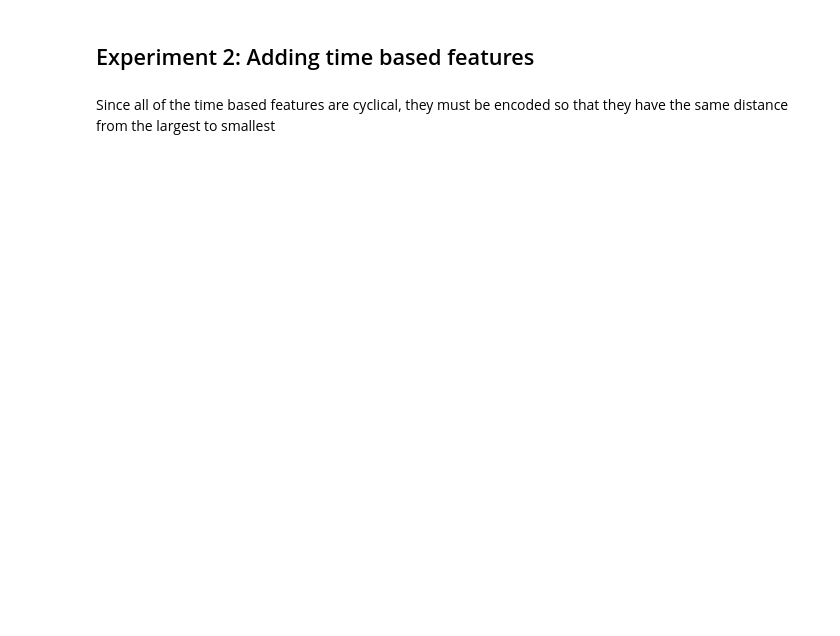
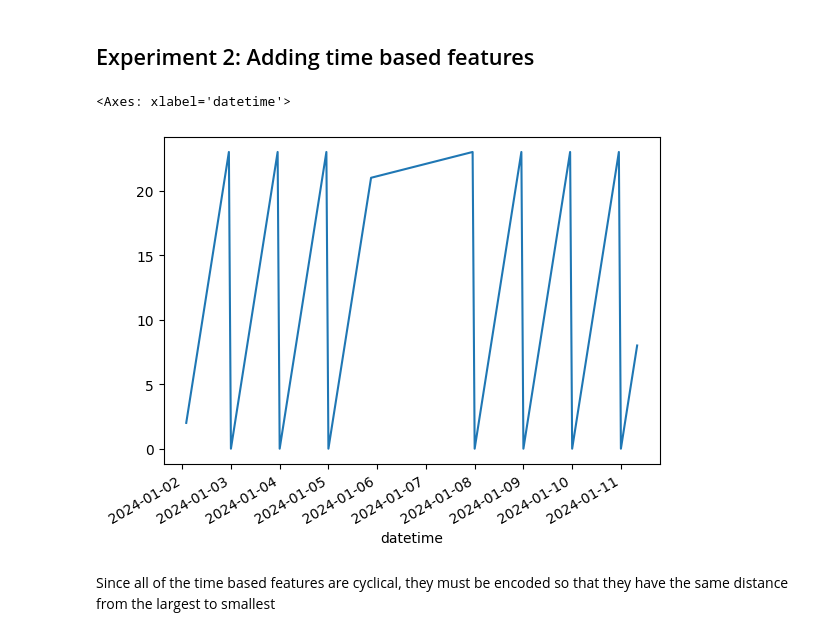
Before and after one commit to gabeLin300/Nasdaq-E-Mini-Futures-Regression, a Jupyter notebook: emini_regression.ipynb, the cells around one changed output. Drawn from its saved outputs; the diff is of its cells as text; code cells hidden in the pictures; blank space fills up the shorter version.

```diff
--- a/emini_regression.ipynb
+++ b/emini_regression.ipynb
@@ -57,8 +57,15 @@ plt.show()
 # %% [markdown]
 ### For this Regression I will attempt to predict the next hours closing price from the Open/High/Low/Close/Volume of the previous hour.
 # %%
-nq_1hr['next_close'] = nq_1hr.close.shift(-1)
-nq_1hr = nq_1hr.dropna()
+def lagged_features(data: pd.DataFrame, columns: list):
+    for column in columns:
+        if column in data.columns:
+            data[column+'_lag1'] = data[column].shift(1)
+            data[column+'_lag2'] = data[column].shift(2)
+            data[column+'_lag3'] = data[column].shift(3)
+    data = data.dropna()
+
+    return data
 # %%
 from sklearn.linear_model import LinearRegression
 from sklearn.model_selection import TimeSeriesSplit
@@ -85,7 +95,6 @@ def lm_train_cv(X, y):
         plt.legend()
         plt.show()
 # %%
-X = nq_1hr.drop(columns=["next_close", "datetime", "symbol"])
-y = nq_1hr["next_close"]
-
-lm_train_cv(X, y)
+nq_1hr = lagged_features(nq_1hr, ['open','high','low','volume', 'close'])
+X = nq_1hr.drop(columns=['open','high','low','volume', 'close', 'symbol', 'datetime']).reset_index(drop=True)
+y = nq_1hr["close"]
@@ -125,6 +141,11 @@ nq_1hr["dayofweek"] = nq_1hr.datetime.dt.dayofweek
 nq_1hr["hour"] = nq_1hr.datetime.dt.hour
 nq_1hr["quarter"] = nq_1hr.datetime.dt.quarter
 nq_1hr = nq_1hr.set_index(nq_1hr["datetime"]).drop(columns="datetime")
+# %%
+nq_1hr[:168]["hour"].plot()
+# %% [output]
+<Axes: xlabel='datetime'>
+[figure, added]
 # %% [markdown]
 Since all of the time based features are cyclical, they must be encoded so that they have the same distance from the largest to smallest
 # %%
```
Also changed, not shown: parts of 7 cells of this notebook, 1 other file.
